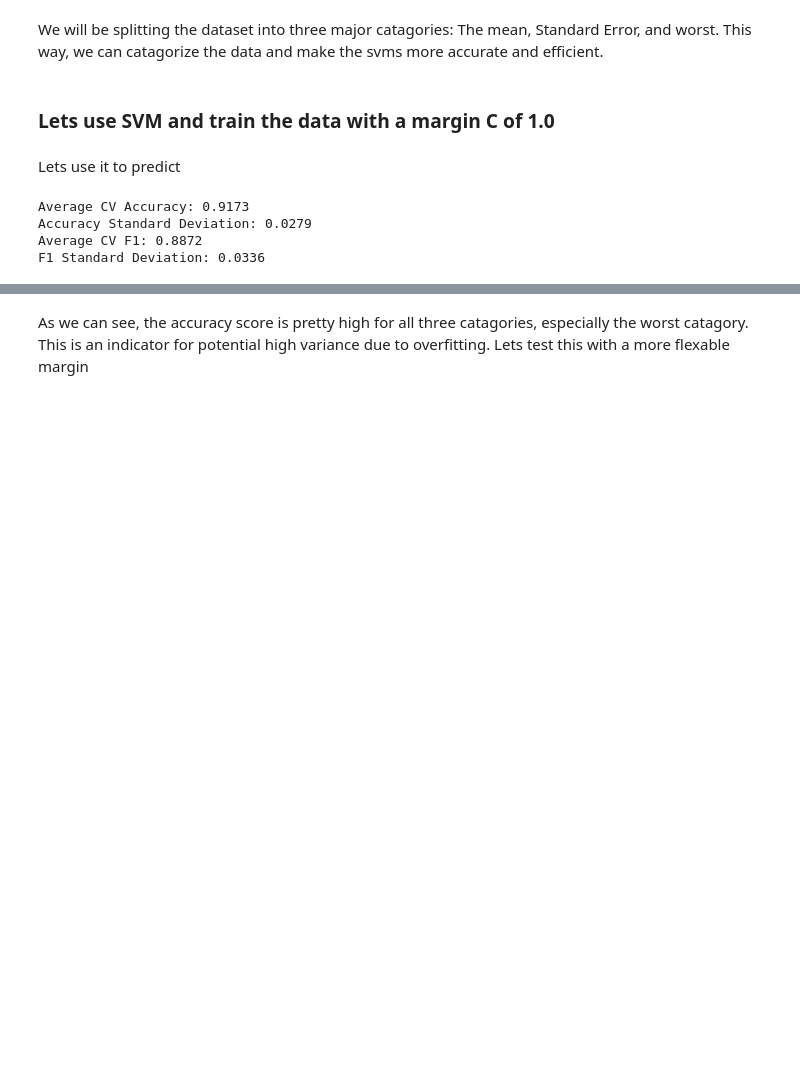
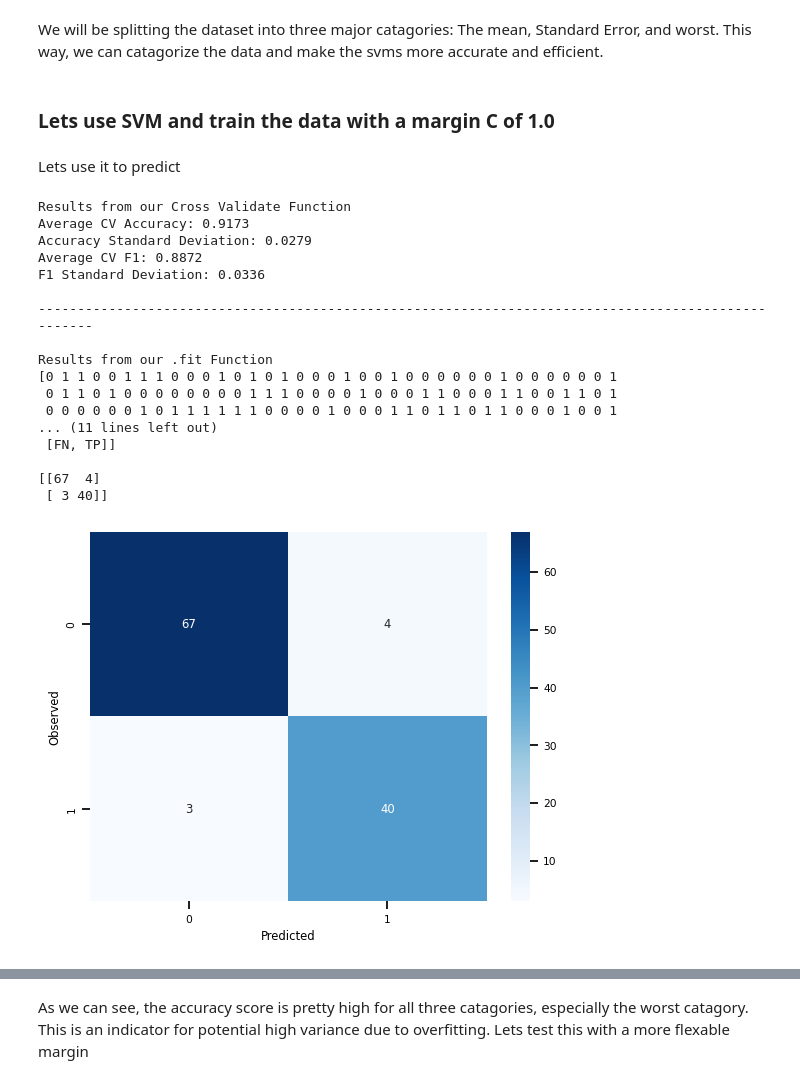
Before and after one commit to iggyw1g/Breast-Cancer-Classification-Project, a Jupyter notebook: finalproject.ipynb, the cells around one changed output, grey strips where cells are left out. Saved outputs shown, nothing was run; the diff lists cells and outputs as text; code cells hidden in the pictures; blank space fills up the shorter version.

```diff
--- a/finalproject.ipynb
+++ b/finalproject.ipynb
@@ -516,30 +470,73 @@ y = df['diagnosis']
+# %%
+svmResults = []
 # %%
 def svm(X, y, C, kernel):
     x_train,x_test,y_train,y_test = train_test_split(X,y,test_size=0.2,random_state=42)
 
     svm = SVC(kernel=kernel, C=C)
+    svmSettings = svm
     svm.fit(x_train,y_train)
+
+    predictions = svm.predict(x_test)
+    # print(predictions)
+    svmResults.append(
+        [predictions, classification_report(y_test, predictions), confusion_matrix(y_test, predictions)]
+    )
 
     scoringMetrics = ['accuracy', 'f1']
     cv = KFold(n_splits=5, shuffle=True, random_state=42)
-    scores = cross_validate(svm, X, y, cv=cv, scoring=scoringMetrics)
+    scores = cross_validate(svmSettings, X, y, cv=cv, scoring=scoringMetrics)
     print(f"Average CV Accuracy: {scores['test_accuracy'].mean():.4f}")
     print(f"Accuracy Standard Deviation: {scores['test_accuracy'].std():.4f}")
 
     print(f"Average CV F1: {scores['test_f1'].mean():.4f}")
     print(f"F1 Standard Deviation: {scores['test_f1'].std():.4f}")
+    print()
+# %%
+def printSVMResults(X, y, index, C, kernel):
+    print("Results from our Cross Validate Function")
+
+    svm(X, y, C=C, kernel=kernel)
+
+    print("-"*100)
+    print()
+    print("Results from our .fit Function")
+
+    print(svmResults[index][0])
+    print(svmResults[index][1])
+    print("[[TN, FP]\n [FN, TP]]\n")
+    print(svmResults[index][2])
+
+    sns.heatmap(svmResults[index][2], annot=True, fmt='d', cmap='Blues')
+    plt.xlabel('Predicted')
+    plt.ylabel('Observed')
+    plt.show()
 # %% [markdown]
 ### Lets use SVM and train the data with a margin C of 1.0
 # %% [markdown]
 Lets use it to predict
 # %%
-# yPredict = svm_classifier_mean.predict(meanX_test)
-# print(accuracy_score(meanY_test, yPredict))
-# print(classification_report(meanY_test, yPredict))
-svm(df[ftMean], y, C=1, kernel='linear')
+X = df[ftMean]
+y = df['diagnosis']
+
+printSVMResults(X, y, 0, C=1, kernel='linear')
 # %% [output]
+Results from our Cross Validate Function
 Average CV Accuracy: 0.9173
 Accuracy Standard Deviation: 0.0279
 Average CV F1: 0.8872
 F1 Standard Deviation: 0.0336
+
+----------------------------------------------------------------------------------------------------
+
+Results from our .fit Function
+[0 1 1 0 0 1 1 1 0 0 0 1 0 1 0 1 0 0 0 1 0 0 1 0 0 0 0 0 0 1 0 0 0 0 0 0 1
+ 0 1 1 0 1 0 0 0 0 0 0 0 0 1 1 1 0 0 0 0 1 0 0 0 1 1 0 0 0 1 1 0 0 1 1 0 1
+ 0 0 0 0 0 0 1 0 1 1 1 1 1 1 0 0 0 0 1 0 0 0 1 1 0 1 1 0 1 1 0 0 0 1 0 0 1
+... (11 lines left out)
+ [FN, TP]]
+
+[[67  4]
+ [ 3 40]]
+[figure, added]
 # %%
```
Also changed, not shown: parts of 46 cells of this notebook.
